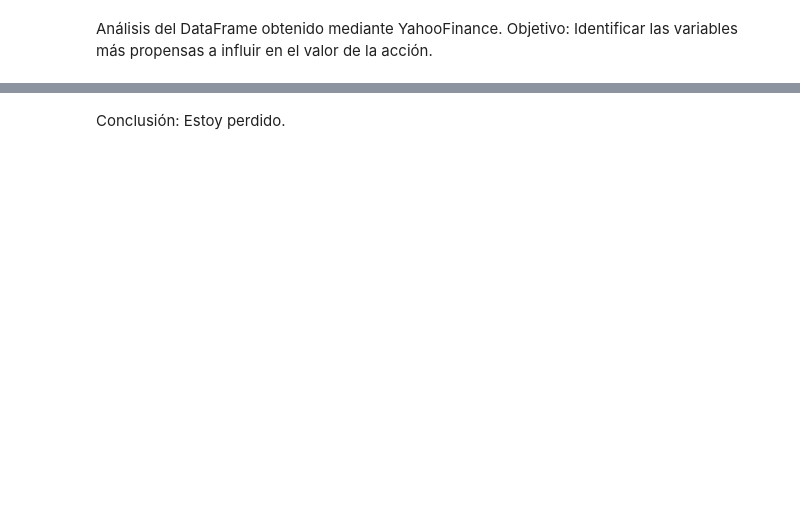
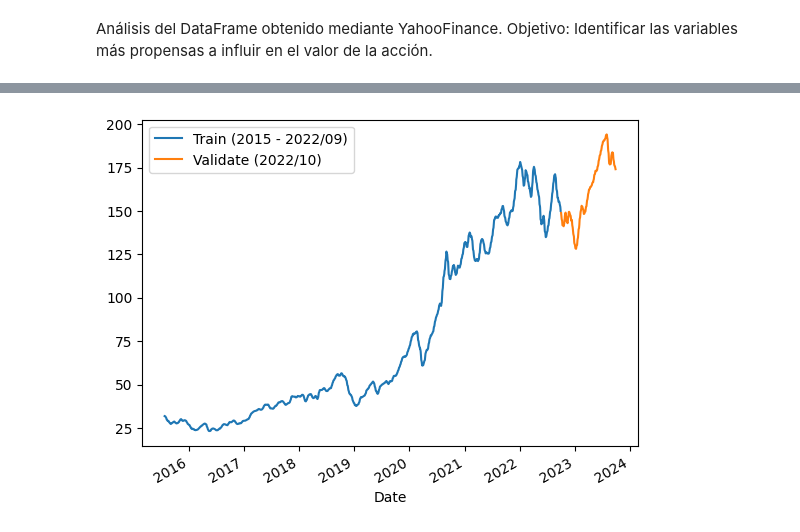
Before and after one commit to AgusMalfatto/LilMarcian, a Jupyter notebook: model_lstm/lstm.ipynb, the cells around one changed output, grey strips where cells are left out. Saved outputs shown, nothing was run; the diff lists cells and outputs as text; code cells hidden in the pictures; blank space fills up the shorter version.

```diff
--- a/model_lstm/lstm.ipynb
+++ b/model_lstm/lstm.ipynb
@@ -9,7 +11,7 @@ import numpy as np
 ticker = yf.Ticker("AAPL")
 info = ticker.info
 
-data = yf.download("TSLA", start='2010-07-13', end='2023-09-18')
+data = yf.download("AAPL", start='2015-07-13', end='2023-10-01')
 df = pd.DataFrame(data)
 df['SMA_10'] = df['Close'].rolling(window=10).mean()
 df.dropna(subset=['SMA_10'], inplace=True)
@@ -23,2 +29,0 @@ del(df["Volume"])
-# %%
-df['Average'] = df[['Open', 'High', 'Low', 'Open']].mean(axis=1)
@@ -30,2 +30,22 @@ corr.style.background_gradient()
-# %% [markdown]
-Conclusión: Estoy perdido.
+# %%
+# Extraemos los datos de la media movil hasta el 2022-09-31 para el entrenamiento, y del 2022-10-01 en adelante para la validación
+train_set = df[df['Date'] <= '2022-09-30']
+validate_set = df[df['Date'] >= '2022-10-01']
+# Eliminamos las columnas innecesarias
+train_set.drop(columns=["Open", "High", "Low", "Close", "Adj Close", "Volume"], inplace=True)
+validate_set.drop(columns=["Open", "High", "Low", "Close", "Adj Close", "Volume"], inplace=True)
+
+print(train_set)
+print(validate_set)
+# %%
+# Establecer la columna "Date" como índice
+train_set.set_index('Date', inplace=True)
+validate_set.set_index('Date', inplace=True)
+# %%
+# Gráfico para observar los datos de entrenamiento y validación.
+train_set["SMA_10"].plot(legend=True)
+validate_set["SMA_10"].plot(legend=True)
+plt.legend(['Train (2015 - 2022/09)', 'Validate (2022/10)'])
+plt.show()
+# %% [output]
+[figure, added]
```
Also changed, not shown: parts of 8 cells of this notebook, 1 other file.
